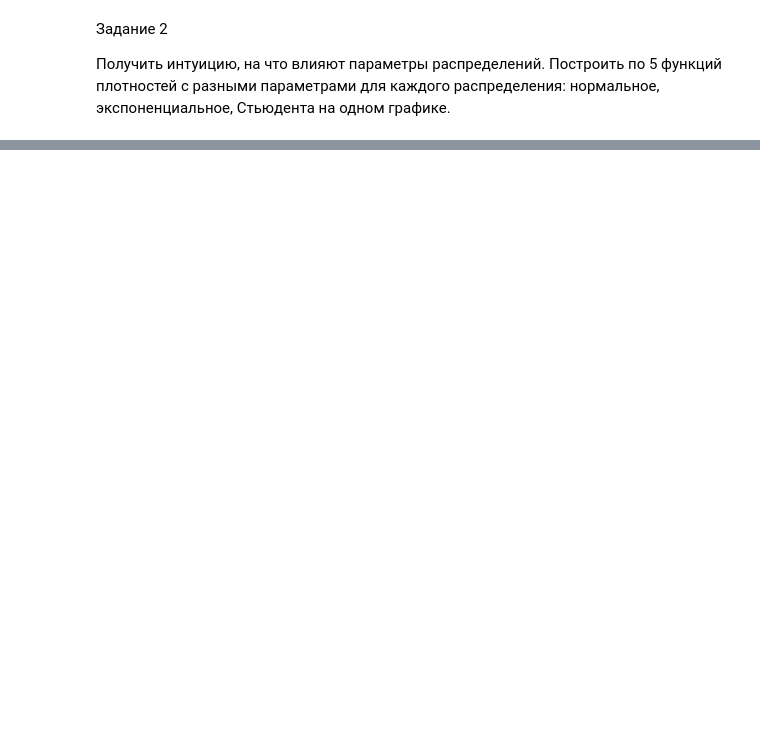
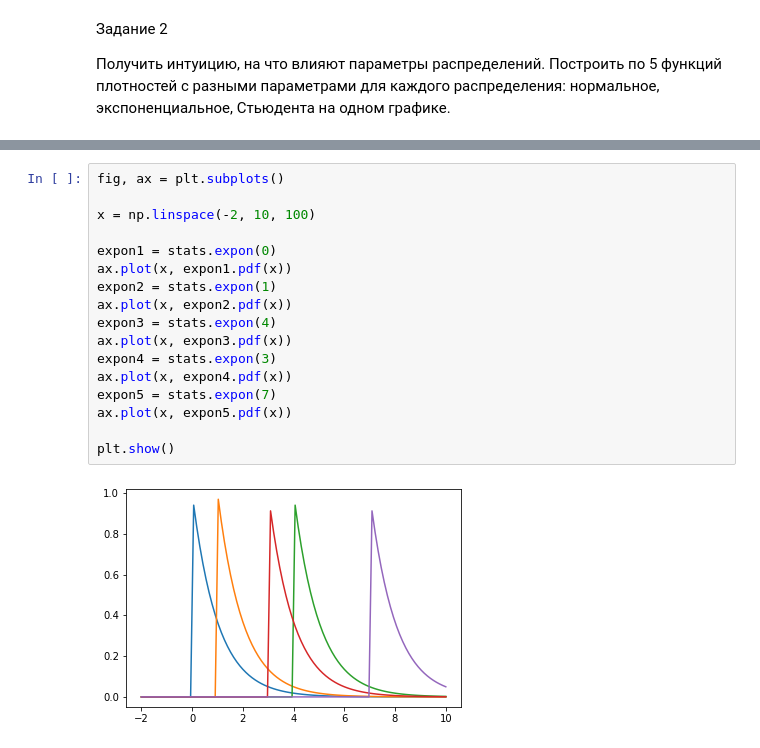
Before and after one commit to Ilya-Karpov/Math-Data-Science, a Jupyter notebook: HM8/HM8.ipynb, the cells around one changed output, grey strips where cells are left out. Saved outputs shown, nothing was run; the diff lists cells and outputs as text; blank space fills up the shorter version.

```diff
--- a/HM8/HM8.ipynb
+++ b/HM8/HM8.ipynb
@@ -81,0 +46,19 @@ plt.show()
+# %%
+fig, ax = plt.subplots()
+
+x = np.linspace(-2, 10, 100)
+
+expon1 = stats.expon(0)
+ax.plot(x, expon1.pdf(x))
+expon2 = stats.expon(1)
+ax.plot(x, expon2.pdf(x))
+expon3 = stats.expon(4)
+ax.plot(x, expon3.pdf(x))
+expon4 = stats.expon(3)
+ax.plot(x, expon4.pdf(x))
+expon5 = stats.expon(7)
+ax.plot(x, expon5.pdf(x))
+
+plt.show()
+# %% [output]
+[figure, added]
```
Also changed, not shown: parts of 25 cells of this notebook.
